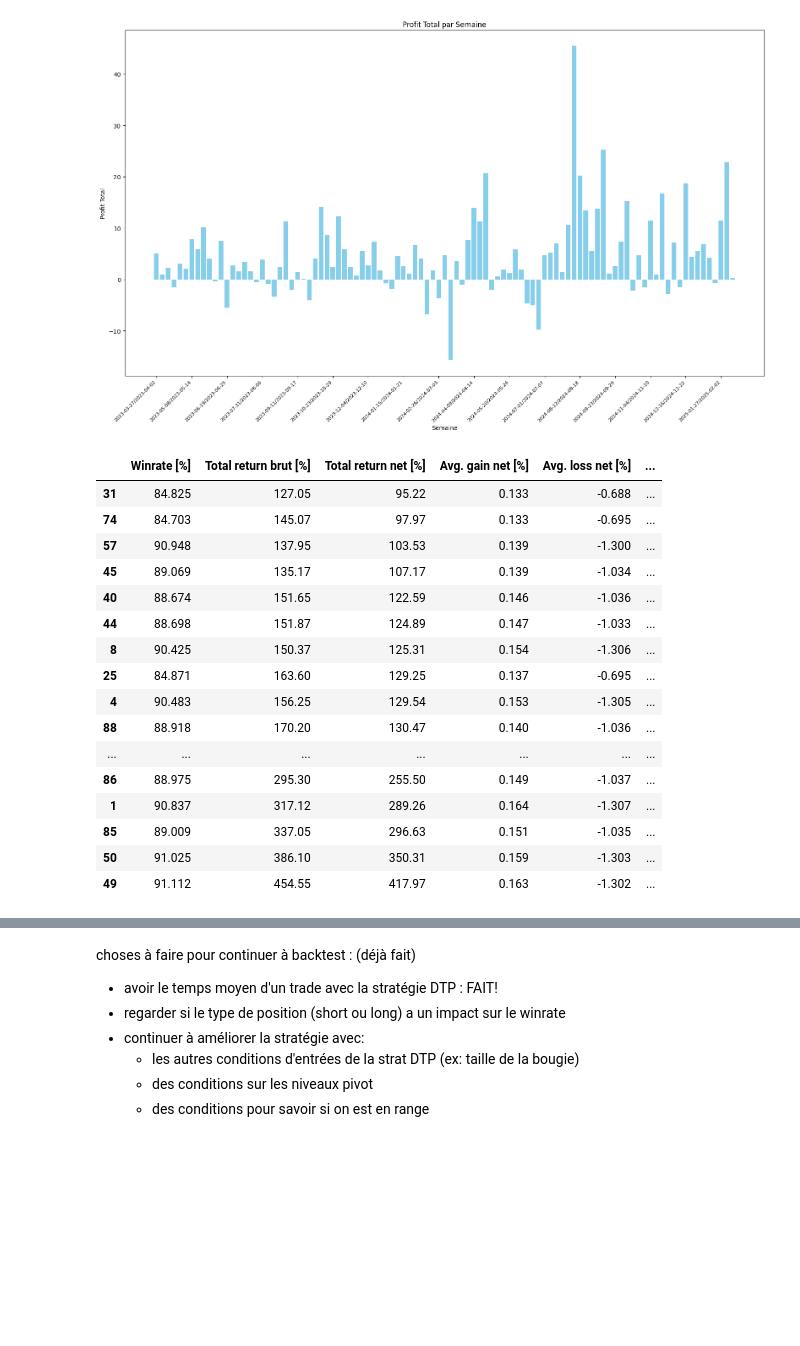
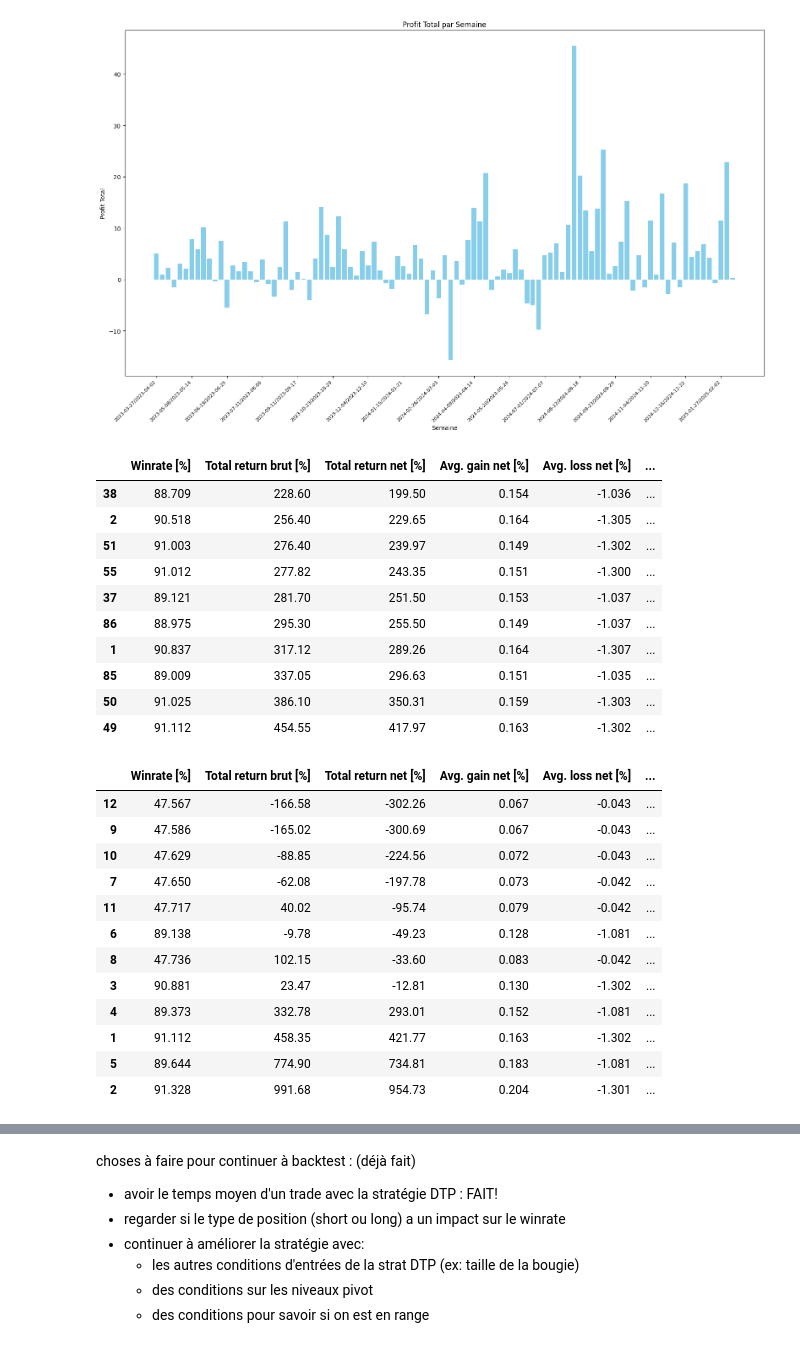
Before and after one commit to tessanix/Backtest_Trading, a Jupyter notebook: strategies_backtest.ipynb, the cells around one changed output, grey strips where cells are left out. Saved outputs shown, nothing was run; the diff lists cells and outputs as text; code cells hidden in the pictures; blank space fills up the shorter version.

```diff
--- a/strategies_backtest.ipynb
+++ b/strategies_backtest.ipynb
@@ -106,28 +106,46 @@ plot_bars_of_profit_for_every_weeks(filepath, 3)
 # %%
 from processing_functions import return_trade_datas_dataframe
 
 filename = "size=1_timeframe=[[1]]_slInTicks=[[50, 70], [15, 40], [25, 50], [40, 50]]_tpInTicks=[[25, 70], [30, 80]]_"\
         "KijunExitMethod=[1, 3]_forbiddenHours=[[]]_slModifiers=[[[0.6, 0.15]], [[0.7, 0.2], [0.5, 0.12]], []]"
 
 filepath = f"ES/[2023-03-24 12-00]_[2025-02-14 12-00]/{filename}.pkl"
 
 tradeDatasFormated = return_trade_datas_dataframe(filepath, sort_option=2) #start_date="2025-01-01 00:00:00", end_date="2025-02-14 12:00:00")
-tradeDatasFormated.tail(30)
+tradeDatasFormated.tail(10)
 # %% [output]
 |  | Winrate [%] | Total return brut [%] | Total return net [%] | Avg. gain net [%] | Avg. loss net [%] | ... |
-| 31 | 84.825 | 127.05 | 95.22 | 0.133 | -0.688 | ... |
-| 74 | 84.703 | 145.07 | 97.97 | 0.133 | -0.695 | ... |
-| 57 | 90.948 | 137.95 | 103.53 | 0.139 | -1.300 | ... |
-| 45 | 89.069 | 135.17 | 107.17 | 0.139 | -1.034 | ... |
-| 40 | 88.674 | 151.65 | 122.59 | 0.146 | -1.036 | ... |
-| 44 | 88.698 | 151.87 | 124.89 | 0.147 | -1.033 | ... |
-| 8 | 90.425 | 150.37 | 125.31 | 0.154 | -1.306 | ... |
-| 25 | 84.871 | 163.60 | 129.25 | 0.137 | -0.695 | ... |
-| 4 | 90.483 | 156.25 | 129.54 | 0.153 | -1.305 | ... |
-| 88 | 88.918 | 170.20 | 130.47 | 0.140 | -1.036 | ... |
-| ... | ... | ... | ... | ... | ... | ... |
+| 38 | 88.709 | 228.60 | 199.50 | 0.154 | -1.036 | ... |
+| 2 | 90.518 | 256.40 | 229.65 | 0.164 | -1.305 | ... |
+| 51 | 91.003 | 276.40 | 239.97 | 0.149 | -1.302 | ... |
+| 55 | 91.012 | 277.82 | 243.35 | 0.151 | -1.300 | ... |
+| 37 | 89.121 | 281.70 | 251.50 | 0.153 | -1.037 | ... |
 | 86 | 88.975 | 295.30 | 255.50 | 0.149 | -1.037 | ... |
 | 1 | 90.837 | 317.12 | 289.26 | 0.164 | -1.307 | ... |
 | 85 | 89.009 | 337.05 | 296.63 | 0.151 | -1.035 | ... |
 | 50 | 91.025 | 386.10 | 350.31 | 0.159 | -1.303 | ... |
 | 49 | 91.112 | 454.55 | 417.97 | 0.163 | -1.302 | ... |
+# %%
+from processing_functions import return_trade_datas_dataframe
+
+filename = "size=1_timeframe=[[1]]_slInTicks=[[50, 70], [40, 70]]_tpInTicks=[[25, 70]]_KijunExitMethod=[1]_"\
+    "slModifiers=[[[0.6, 0.15]], [[0.5, 0.12], [0.7, 0.2]], []]_xRatio=[0, 8]"
+
+filepath = f"ES/[2023-03-24 12-00]_[2025-02-14 12-00]/{filename}.pkl"
+
+tradeDatasFormated = return_trade_datas_dataframe(filepath, sort_option=2) #start_date="2025-01-01 00:00:00", end_date="2025-02-14 12:00:00")
+tradeDatasFormated
+# %% [output]
+|  | Winrate [%] | Total return brut [%] | Total return net [%] | Avg. gain net [%] | Avg. loss net [%] | ... |
+| 12 | 47.567 | -166.58 | -302.26 | 0.067 | -0.043 | ... |
+| 9 | 47.586 | -165.02 | -300.69 | 0.067 | -0.043 | ... |
+| 10 | 47.629 | -88.85 | -224.56 | 0.072 | -0.043 | ... |
+| 7 | 47.650 | -62.08 | -197.78 | 0.073 | -0.042 | ... |
+| 11 | 47.717 | 40.02 | -95.74 | 0.079 | -0.042 | ... |
+| 6 | 89.138 | -9.78 | -49.23 | 0.128 | -1.081 | ... |
+| 8 | 47.736 | 102.15 | -33.60 | 0.083 | -0.042 | ... |
+| 3 | 90.881 | 23.47 | -12.81 | 0.130 | -1.302 | ... |
+| 4 | 89.373 | 332.78 | 293.01 | 0.152 | -1.081 | ... |
+| 1 | 91.112 | 458.35 | 421.77 | 0.163 | -1.302 | ... |
+| 5 | 89.644 | 774.90 | 734.81 | 0.183 | -1.081 | ... |
+| 2 | 91.328 | 991.68 | 954.73 | 0.204 | -1.301 | ... |
```
Also changed, not shown: parts of 7 cells of this notebook, 9 other files.
